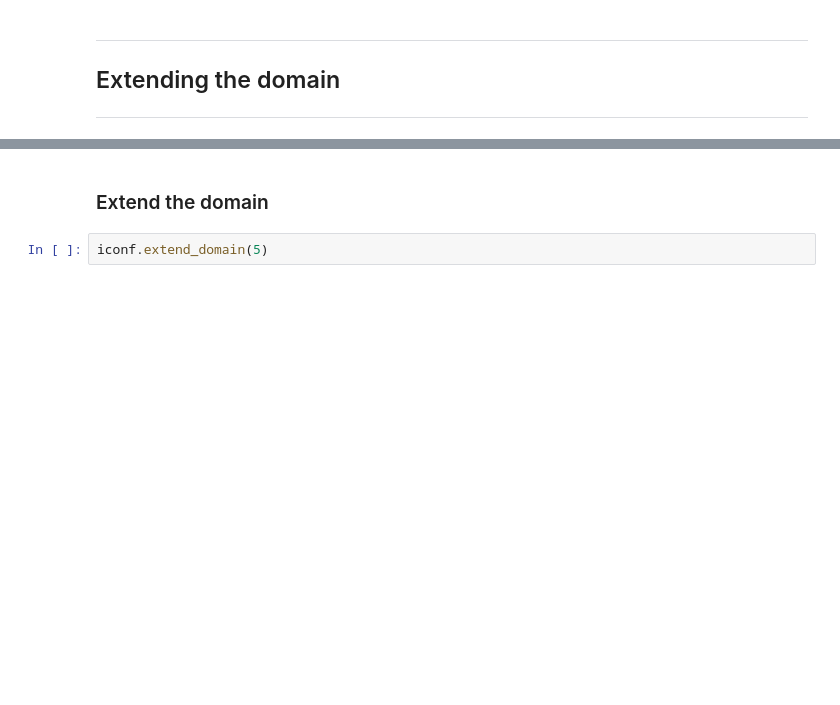
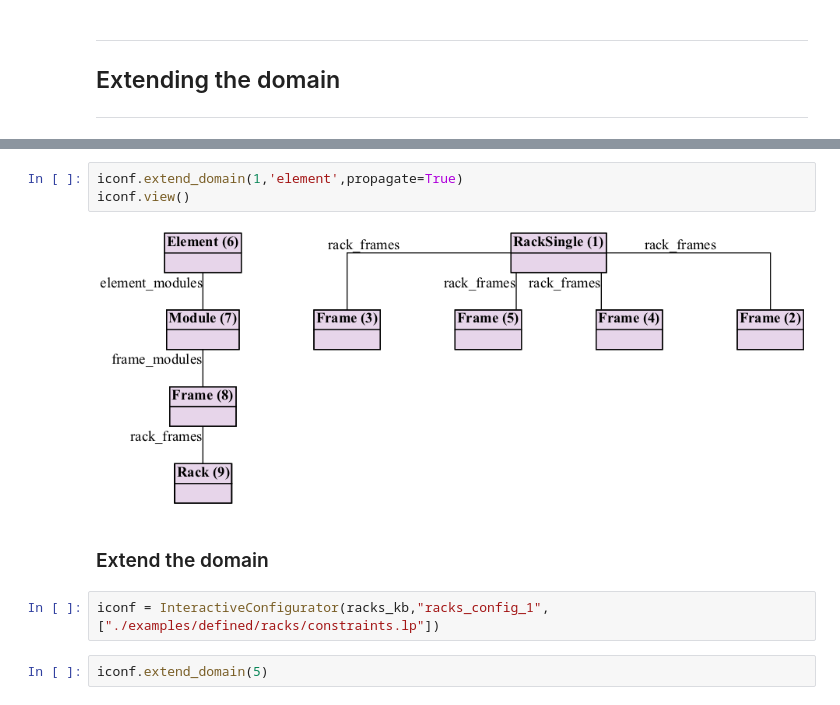
Before and after one commit to siemens/OOASP, a Jupyter notebook: asp_interactive_configuration/usage/Interactive.ipynb, the cells around one changed output, grey strips where cells are left out. Drawn from its saved outputs; the diff is of its cells as text; blank space fills up the shorter version.

```diff
--- a/asp_interactive_configuration/usage/Interactive.ipynb
+++ b/asp_interactive_configuration/usage/Interactive.ipynb
@@ -91,5 +103,12 @@ All checks passed!
+# %%
+iconf.extend_domain(1,'element',propagate=True)
+iconf.view()
+# %% [output]
+[figure, added]
 # %% [markdown]
 ### Extend the domain
+# %%
+iconf = InteractiveConfigurator(racks_kb,"racks_config_1",["./examples/defined/racks/constraints.lp"])
 # %%
 iconf.extend_domain(5)
 # %% [markdown]
```
Also changed, not shown: parts of 14 cells of this notebook, 14 other files.
